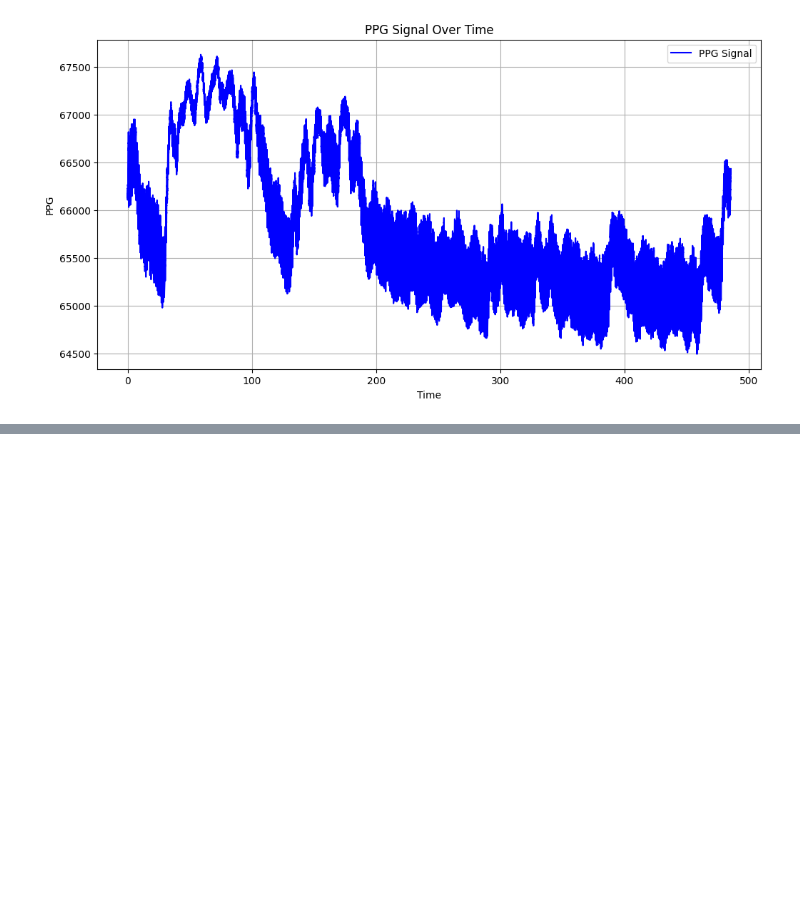
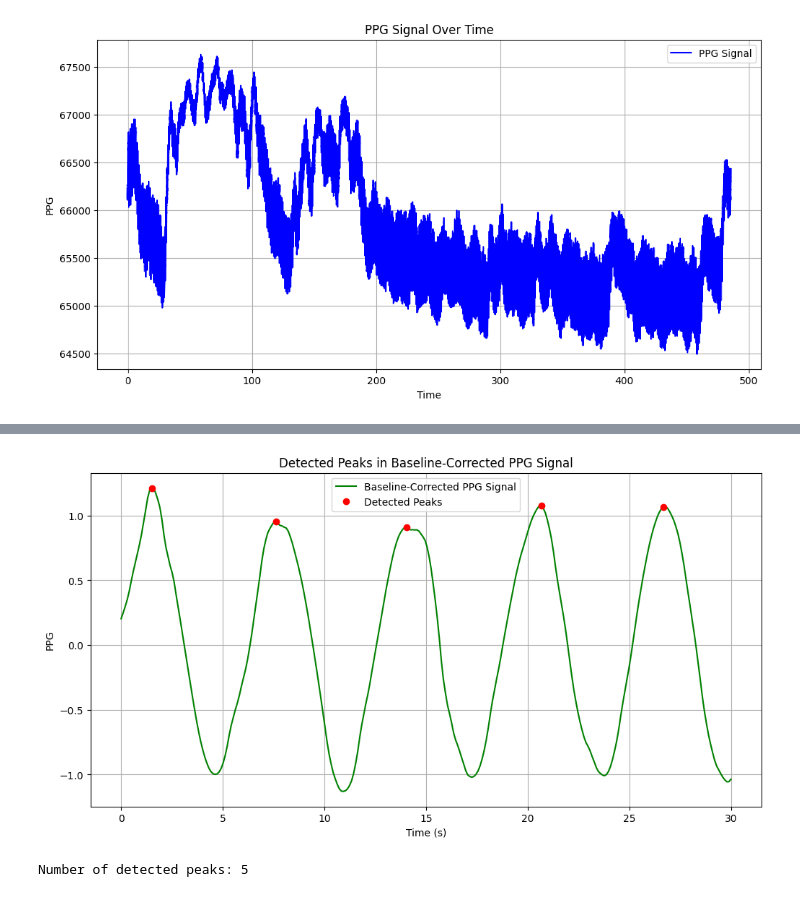
Before and after one commit to HRJ369/DH_307, a Jupyter notebook: dh307_PT3.ipynb, the cells around one changed output, grey strips where cells are left out. Cells and saved outputs as stored; diff of their text form; code cells hidden in the pictures; blank space fills up the shorter version.

```diff
--- a/dh307_PT3.ipynb
+++ b/dh307_PT3.ipynb
@@ -159,0 +152,47 @@ plt.show()
+# %%
+def detect_peaks(signal, min_distance=50, min_height=0):
+    """
+    Detect peaks in a signal based on basic criteria.
+
+    Parameters:
+        signal (list or array): The PPG signal values.
+        min_distance (int): Minimum number of data points between peaks.
+        min_height (float): Minimum height required to consider a point as a peak.
+
+    Returns:
+        list: Indices of detected peaks in the signal.
+    """
+    peaks = []
+    signal_length = len(signal)
+
+    for i in range(1, signal_length - 1):
+        # Check if the current point is higher than the previous and next points
+        if signal[i] > signal[i - 1] and signal[i] > signal[i + 1]:
+            # Check if the peak is above the minimum height
+            if signal[i] >= min_height:
+                # Ensure the peak is sufficiently distant from the last detected peak
+                if len(peaks) == 0 or (i - peaks[-1]) >= min_distance:
+                    peaks.append(i)
+
+    return peaks
+
+# Example usage
+baseline_corrected_signal = df['Denoised_Signal'].values  # Assuming 'PPG' column contains the baseline-corrected signal
+peaks = detect_peaks(baseline_corrected_signal, min_distance=50, min_height=0)
+
+# Plotting the signal with detected peaks
+plt.figure(figsize=(12, 6))
+plt.plot(df['Time'], baseline_corrected_signal, label='Baseline-Corrected PPG Signal', color='green')
+plt.plot(df['Time'].iloc[peaks], baseline_corrected_signal[peaks], 'ro', label='Detected Peaks')  # Mark detected peaks
+plt.xlabel('Time (s)')
+plt.ylabel('PPG')
+plt.title('Detected Peaks in Baseline-Corrected PPG Signal')
+plt.legend()
+plt.grid()
+plt.show()
+
+# Display number of detected peaks
+print(f"Number of detected peaks: {len(peaks)}")
+# %% [output]
+[figure, added]
+Number of detected peaks: 5
```
Also changed, not shown: parts of 6 cells of this notebook.
